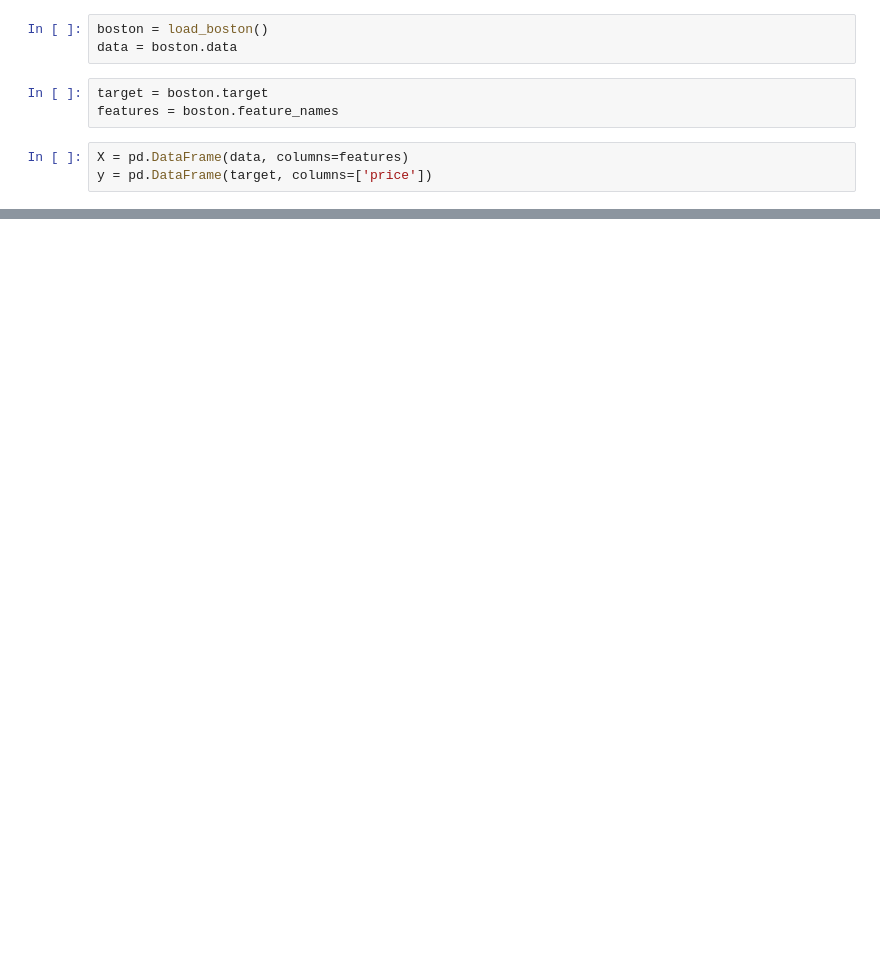
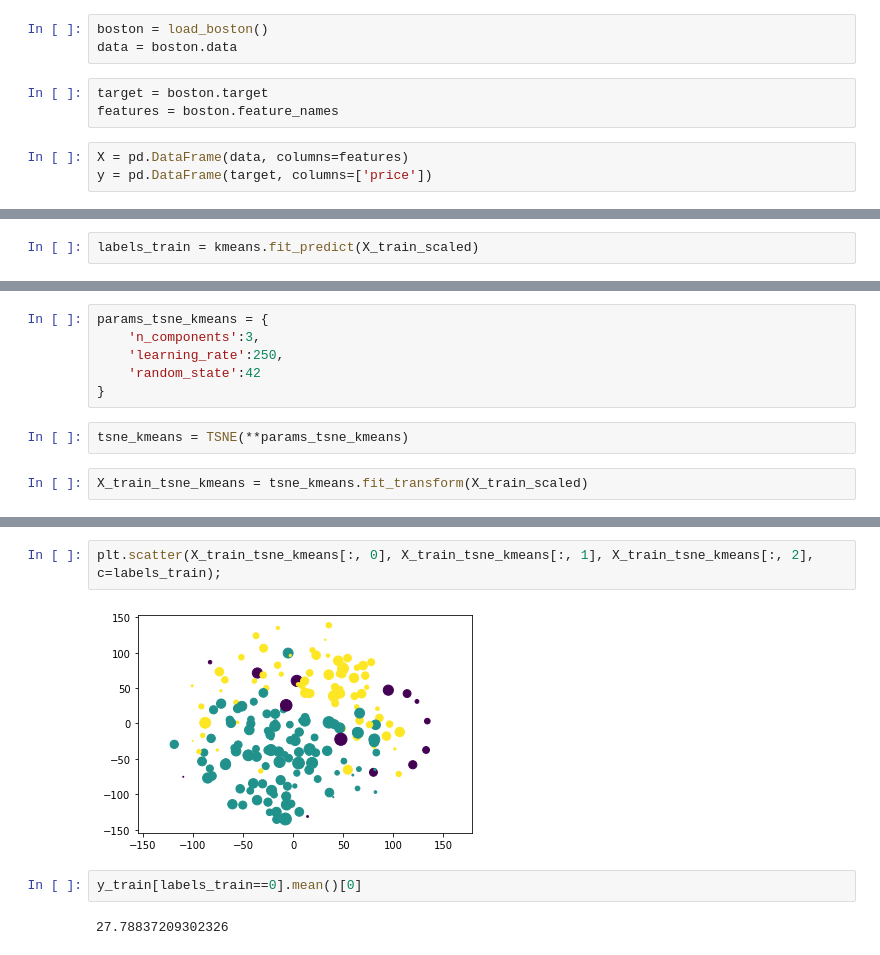
Before and after one commit to anghei/python-for-ds, a Jupyter notebook: lesson_8.ipynb, the cells around one changed output, grey strips where cells are left out. Saved outputs shown, nothing was run; the diff lists cells and outputs as text; blank space fills up the shorter version.

```diff
--- a/lesson_8.ipynb
+++ b/lesson_8.ipynb
@@ -258,0 +110,2 @@ roc_auc_score(y_test, y_pred_proba)
+# %%
+labels_train = kmeans.fit_predict(X_train_scaled)
@@ -258,0 +121,10 @@ roc_auc_score(y_test, y_pred_proba)
+# %%
+params_tsne_kmeans = {
+    'n_components':3,
+    'learning_rate':250,
+    'random_state':42
+}
+# %%
+tsne_kmeans = TSNE(**params_tsne_kmeans)
+# %%
+X_train_tsne_kmeans = tsne_kmeans.fit_transform(X_train_scaled)
@@ -258,0 +141,8 @@ roc_auc_score(y_test, y_pred_proba)
+# %%
+plt.scatter(X_train_tsne_kmeans[:, 0], X_train_tsne_kmeans[:, 1], X_train_tsne_kmeans[:, 2], c=labels_train);
+# %% [output]
+[figure, added]
+# %%
+y_train[labels_train==0].mean()[0]
+# %% [output]
+27.78837209302326
```
Also changed, not shown: parts of 52 cells of this notebook, 4 other files.
